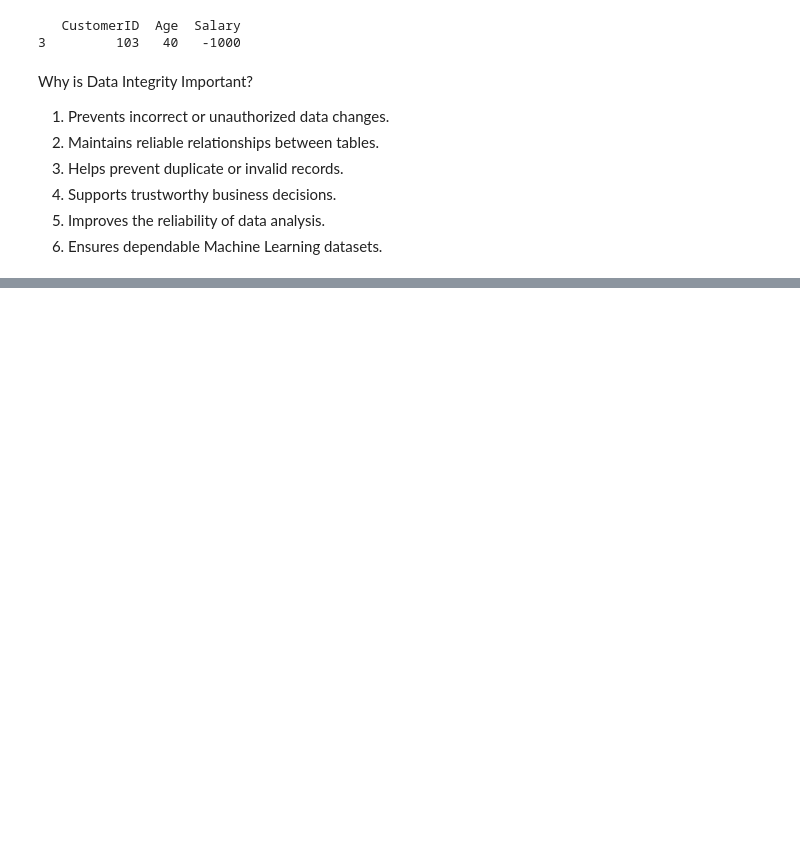
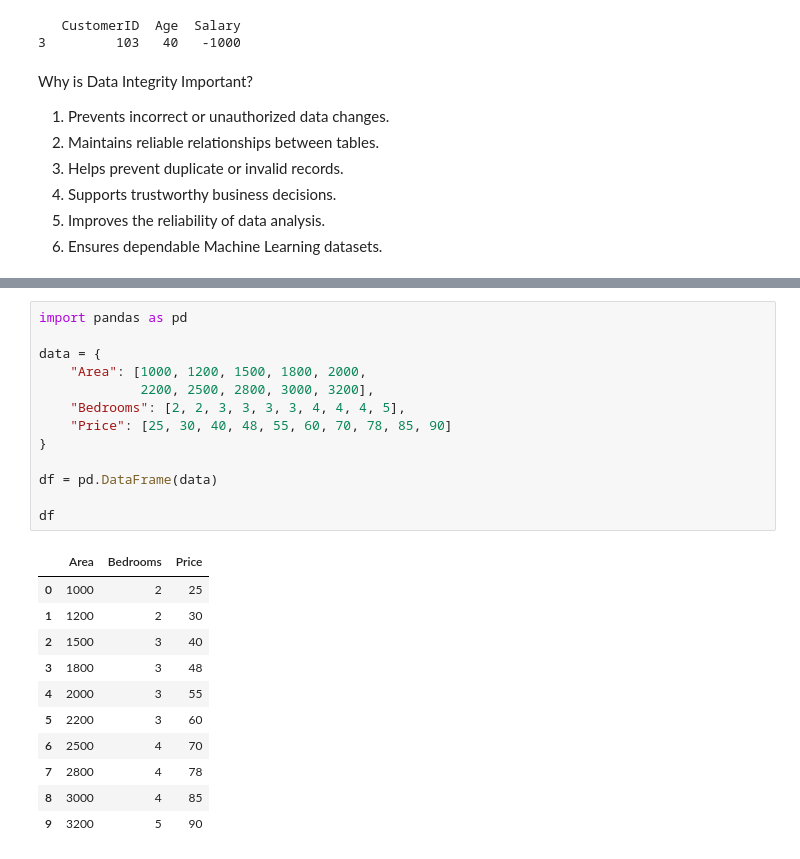
Before and after one commit to upendarreddyadla/Sprint-5-Data-Cleaning-Data-Preprocessing, a Jupyter notebook: 01_Data_Preprocessing_Basics.ipynb, the cells around one changed output, grey strips where cells are left out. Cells and saved outputs as stored; diff of their text form; blank space fills up the shorter version.

```diff
--- a/01_Data_Preprocessing_Basics.ipynb
+++ b/01_Data_Preprocessing_Basics.ipynb
@@ -1201,0 +1505,25 @@ Why is Data Integrity Important?
+# %%
+import pandas as pd
+
+data = {
+    "Area": [1000, 1200, 1500, 1800, 2000,
+             2200, 2500, 2800, 3000, 3200],
+    "Bedrooms": [2, 2, 3, 3, 3, 3, 4, 4, 4, 5],
+    "Price": [25, 30, 40, 48, 55, 60, 70, 78, 85, 90]
+}
+
+df = pd.DataFrame(data)
+
+df
+# %% [output]
+|  | Area | Bedrooms | Price |
+| 0 | 1000 | 2 | 25 |
+| 1 | 1200 | 2 | 30 |
+| 2 | 1500 | 3 | 40 |
+| 3 | 1800 | 3 | 48 |
+| 4 | 2000 | 3 | 55 |
+| 5 | 2200 | 3 | 60 |
+| 6 | 2500 | 4 | 70 |
+| 7 | 2800 | 4 | 78 |
+| 8 | 3000 | 4 | 85 |
+| 9 | 3200 | 5 | 90 |
```
Also changed, not shown: parts of 40 cells of this notebook.
